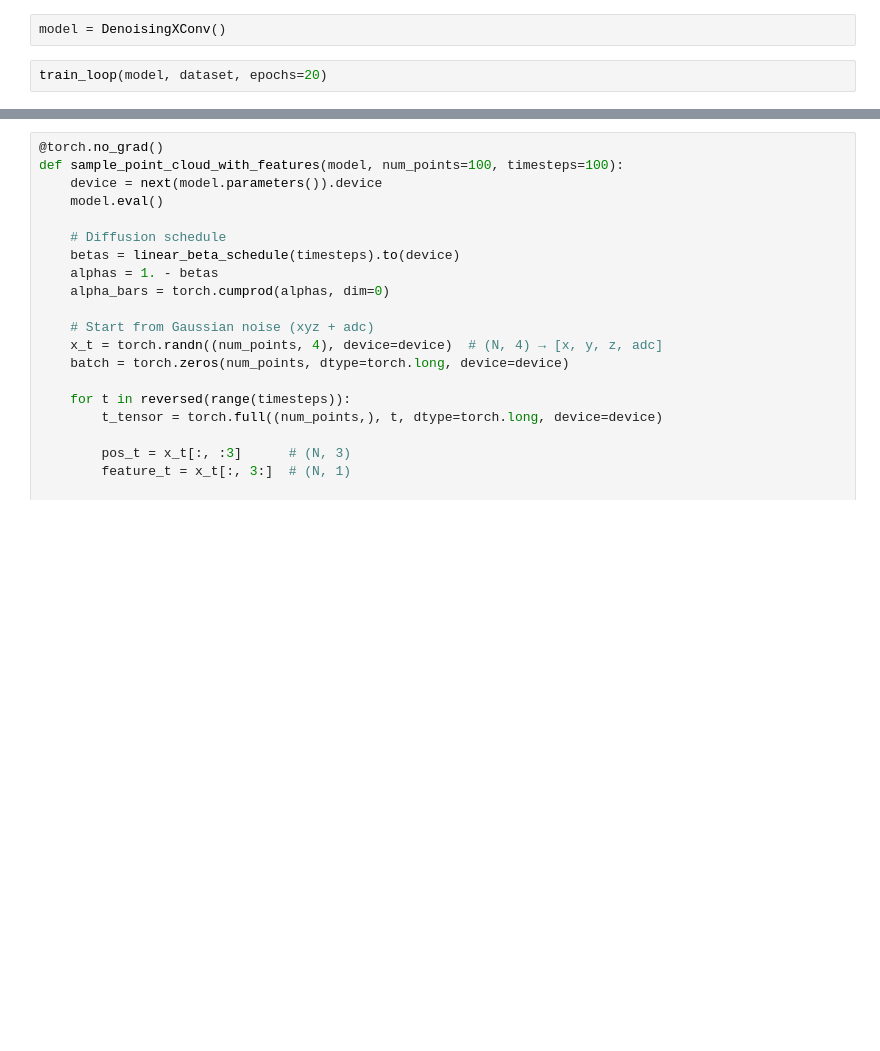
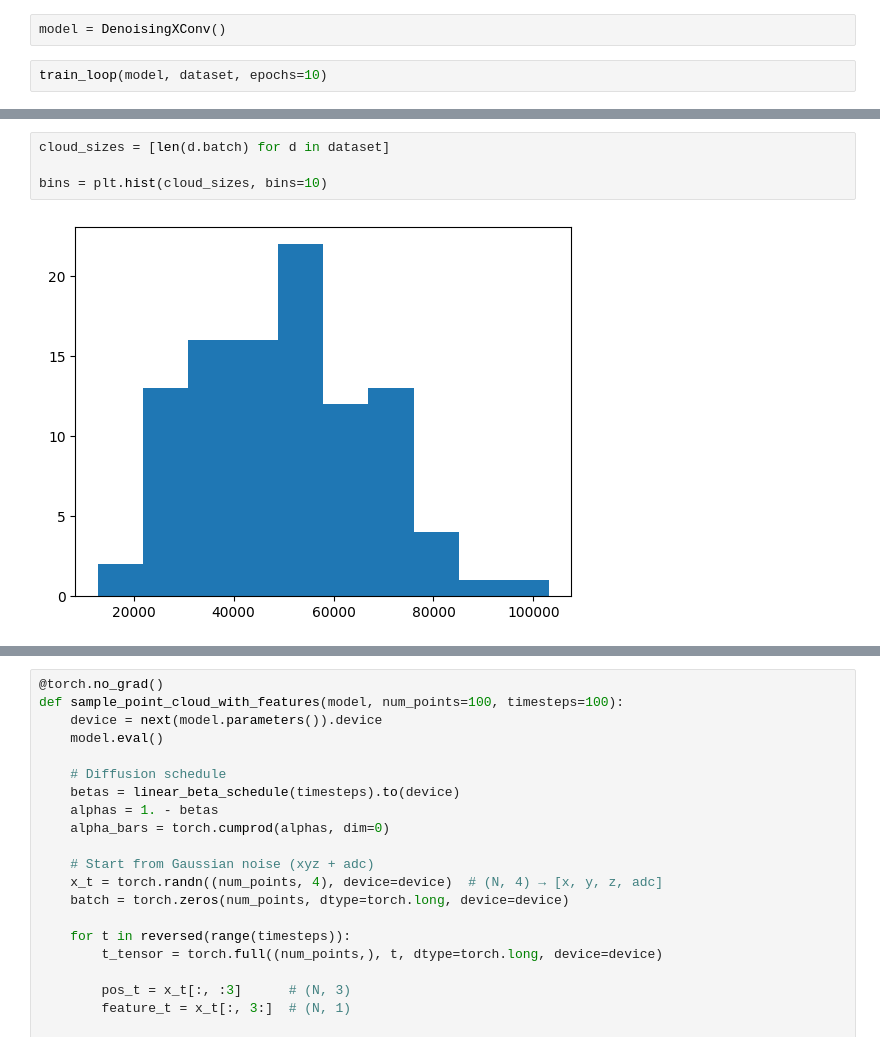
Before and after one commit to valdasraps/event_simulator, a Jupyter notebook: notebooks/pixel/02-00_diffmod.ipynb, the cells around one changed output, grey strips where cells are left out. Saved outputs shown, nothing was run; the diff lists cells and outputs as text; blank space fills up the shorter version.

```diff
--- a/notebooks/pixel/02-00_diffmod.ipynb
+++ b/notebooks/pixel/02-00_diffmod.ipynb
@@ -117,4 +126,4 @@ print("Current device:", torch.cuda.get_device_name(0))
 # %%
 model = DenoisingXConv()
 # %%
-train_loop(model, dataset, epochs=20)
+train_loop(model, dataset, epochs=10)
@@ -120,0 +142,6 @@ train_loop(model, dataset, epochs=20)
+# %%
+cloud_sizes = [len(d.batch) for d in dataset]
+
+bins = plt.hist(cloud_sizes, bins=10)
+# %% [output]
+[figure, added]
```
Also changed, not shown: parts of 15 cells of this notebook.
